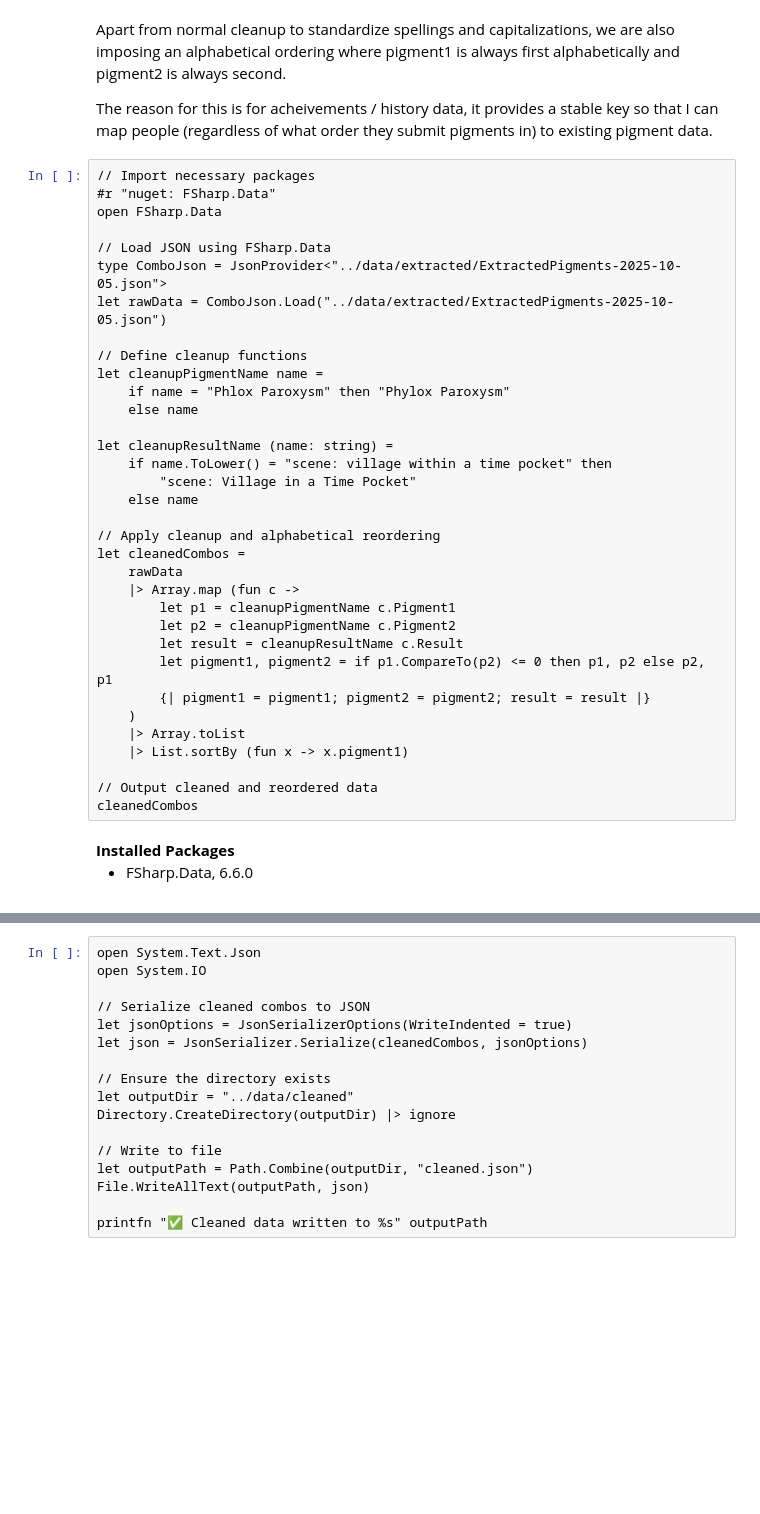
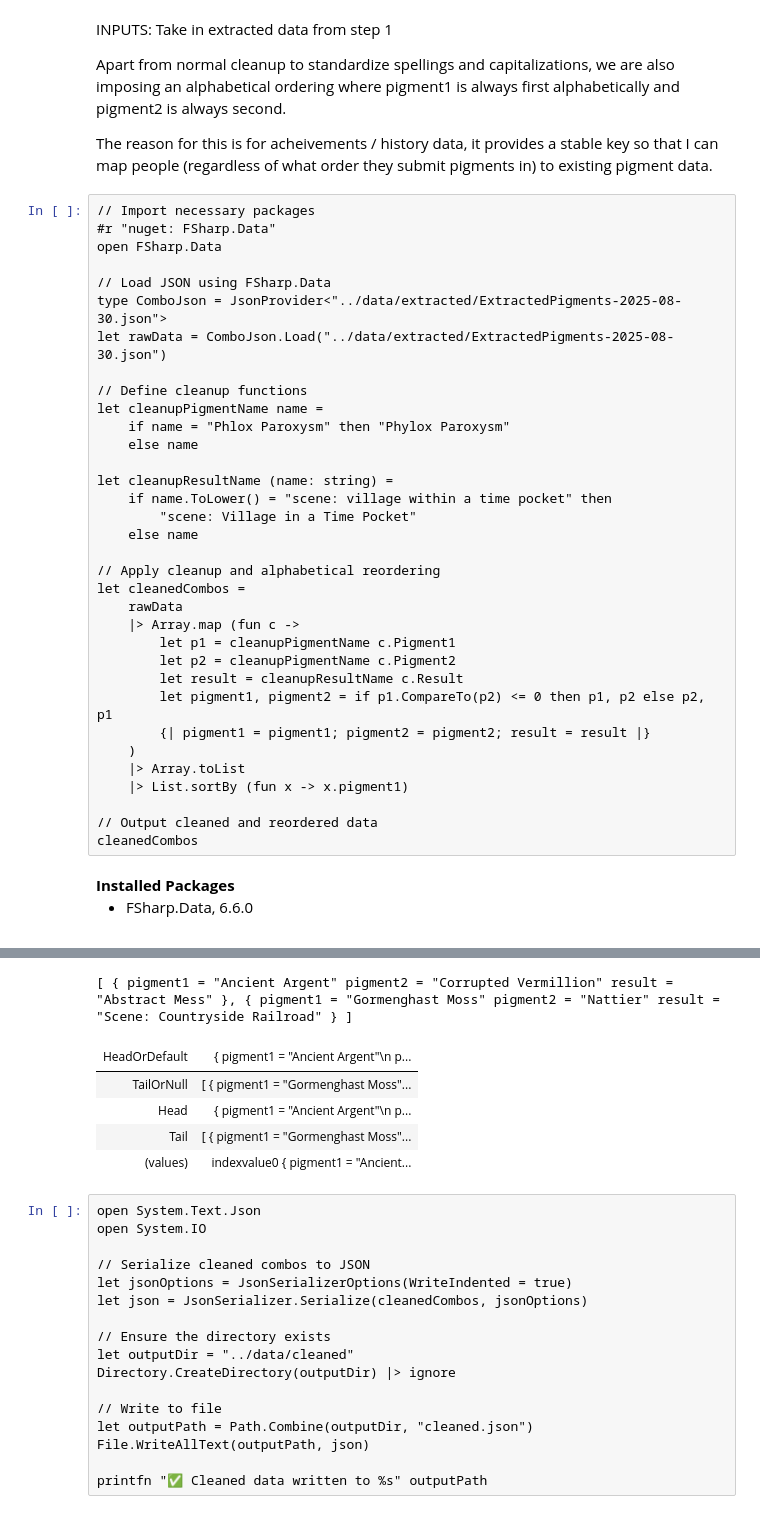
Before and after one commit to Gryhyphen/vrt-the-painter-community-dashboard, a Jupyter notebook: src/assets/pigmentCombos/notebooks/02-CleanData.ipynb, the cells around one changed output, grey strips where cells are left out. Drawn from its saved outputs; the diff is of its cells as text; blank space fills up the shorter version.

```diff
--- a/src/assets/pigmentCombos/notebooks/02-CleanData.ipynb
+++ b/src/assets/pigmentCombos/notebooks/02-CleanData.ipynb
@@ -1,4 +1,6 @@
 # %% [markdown]
+INPUTS: Take in extracted data from step 1
+
 Apart from normal cleanup to standardize spellings and capitalizations, we are also imposing an alphabetical ordering where pigment1 is always first alphabetically and pigment2 is always second.
 
 The reason for this is for acheivements / history data, it provides a stable key so that I can map people (regardless of what order they submit pigments in) to existing pigment data.
@@ -8,8 +10,8 @@ The reason for this is for acheivements / history data, it provides a stable key
 open FSharp.Data
 
 // Load JSON using FSharp.Data
-type ComboJson = JsonProvider<"../data/extracted/ExtractedPigments-2025-10-05.json">
-let rawData = ComboJson.Load("../data/extracted/ExtractedPigments-2025-10-05.json")
+type ComboJson = JsonProvider<"../data/extracted/ExtractedPigments-2025-08-30.json">
+let rawData = ComboJson.Load("../data/extracted/ExtractedPigments-2025-08-30.json")
 
 // Define cleanup functions
 let cleanupPigmentName name =
@@ -43,3 +44,9 @@ FSharp.Data, 6.6.0
+[ { pigment1 = "Ancient Argent" pigment2 = "Corrupted Vermillion" result = "Abstract Mess" }, { pigment1 = "Gormenghast Moss" pigment2 = "Nattier" result = "Scene: Countryside Railroad" } ]
+| HeadOrDefault | { pigment1 = "Ancient Argent"\n p... |
+| TailOrNull | [ { pigment1 = "Gormenghast Moss"... |
+| Head | { pigment1 = "Ancient Argent"\n p... |
+| Tail | [ { pigment1 = "Gormenghast Moss"... |
+| (values) | indexvalue0 { pigment1 = "Ancient... |
 # %%
 open System.Text.Json
 open System.IO
```
Also changed, not shown: parts of 1 cell of this notebook, 9 other files.
